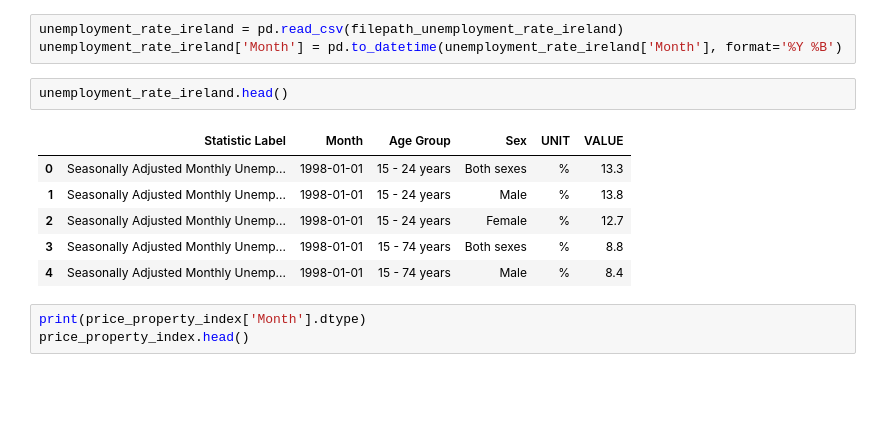
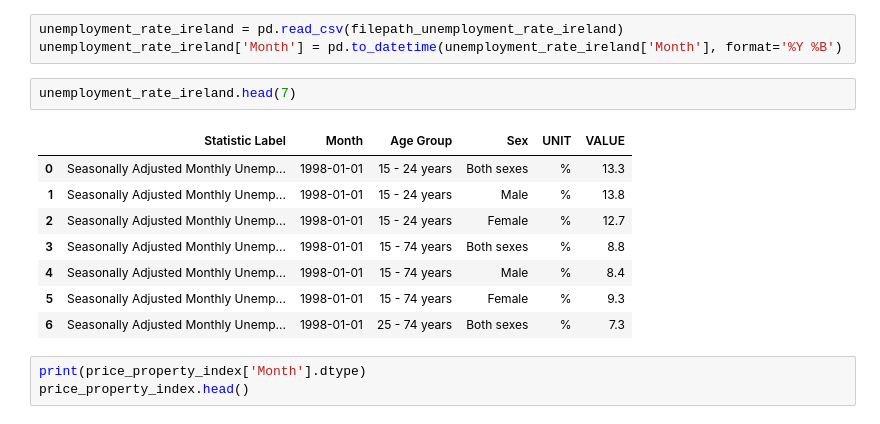
Before and after one commit to RobAstur/Programming-for-data-analytics, a Jupyter notebook: Project/project_version2.ipynb, the cells around one changed output. Cells and saved outputs as stored; diff of their text form; blank space fills up the shorter version.

```diff
--- a/Project/project_version2.ipynb
+++ b/Project/project_version2.ipynb
@@ -21,14 +21,16 @@ filepath_unemployment_rate_ireland = r'C:\Users\ROB86\OneDrive\Desktop\unemploym
 unemployment_rate_ireland = pd.read_csv(filepath_unemployment_rate_ireland)
 unemployment_rate_ireland['Month'] = pd.to_datetime(unemployment_rate_ireland['Month'], format='%Y %B')
 # %%
-unemployment_rate_ireland.head()
+unemployment_rate_ireland.head(7)
 # %% [output]
 |  | Statistic Label | Month | Age Group | Sex | UNIT | VALUE |
 | 0 | Seasonally Adjusted Monthly Unemp... | 1998-01-01 | 15 - 24 years | Both sexes | % | 13.3 |
 | 1 | Seasonally Adjusted Monthly Unemp... | 1998-01-01 | 15 - 24 years | Male | % | 13.8 |
 | 2 | Seasonally Adjusted Monthly Unemp... | 1998-01-01 | 15 - 24 years | Female | % | 12.7 |
 | 3 | Seasonally Adjusted Monthly Unemp... | 1998-01-01 | 15 - 74 years | Both sexes | % | 8.8 |
 | 4 | Seasonally Adjusted Monthly Unemp... | 1998-01-01 | 15 - 74 years | Male | % | 8.4 |
+| 5 | Seasonally Adjusted Monthly Unemp... | 1998-01-01 | 15 - 74 years | Female | % | 9.3 |
+| 6 | Seasonally Adjusted Monthly Unemp... | 1998-01-01 | 25 - 74 years | Both sexes | % | 7.3 |
 # %%
 print(price_property_index['Month'].dtype)
 price_property_index.head()
```
Also changed, not shown: parts of 3 cells of this notebook.
